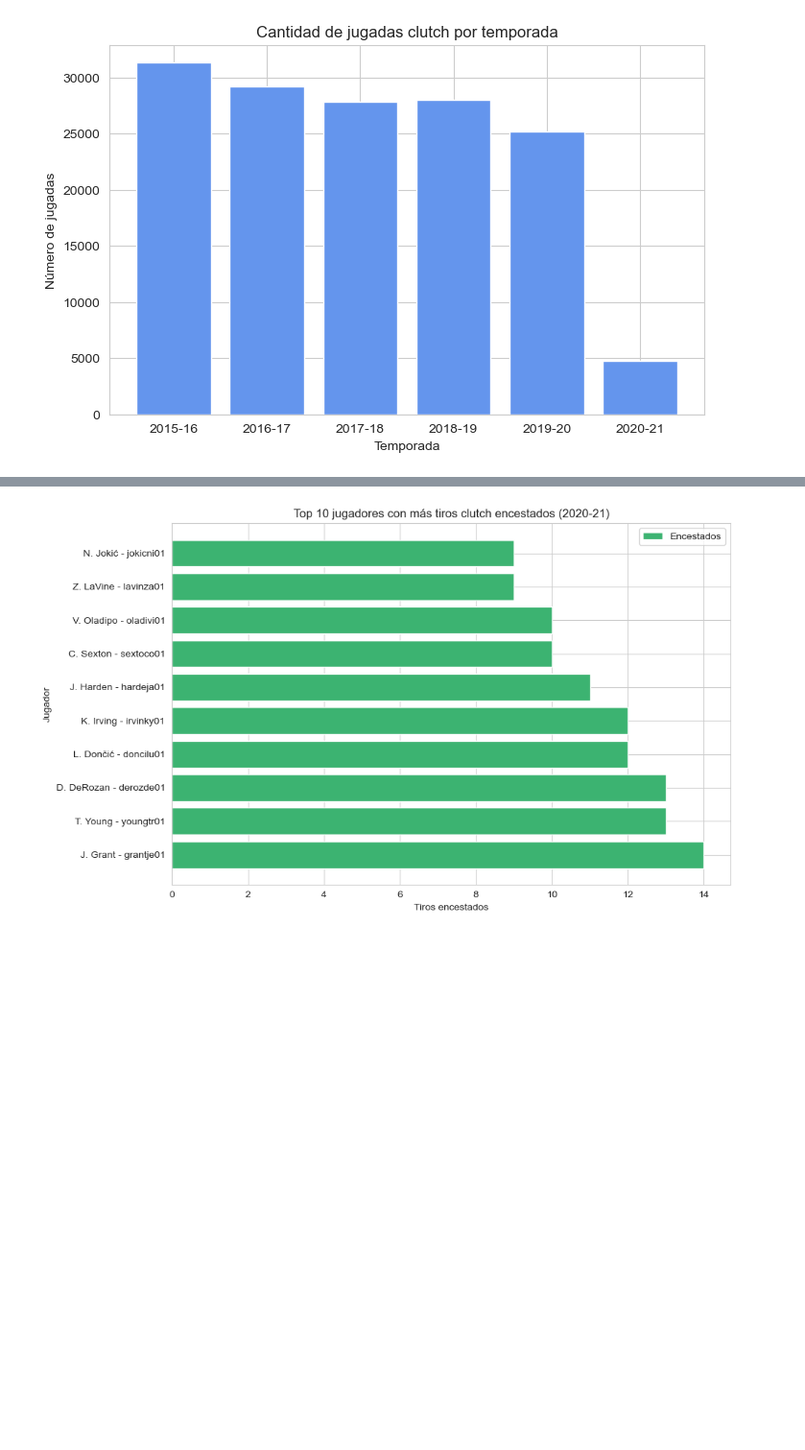
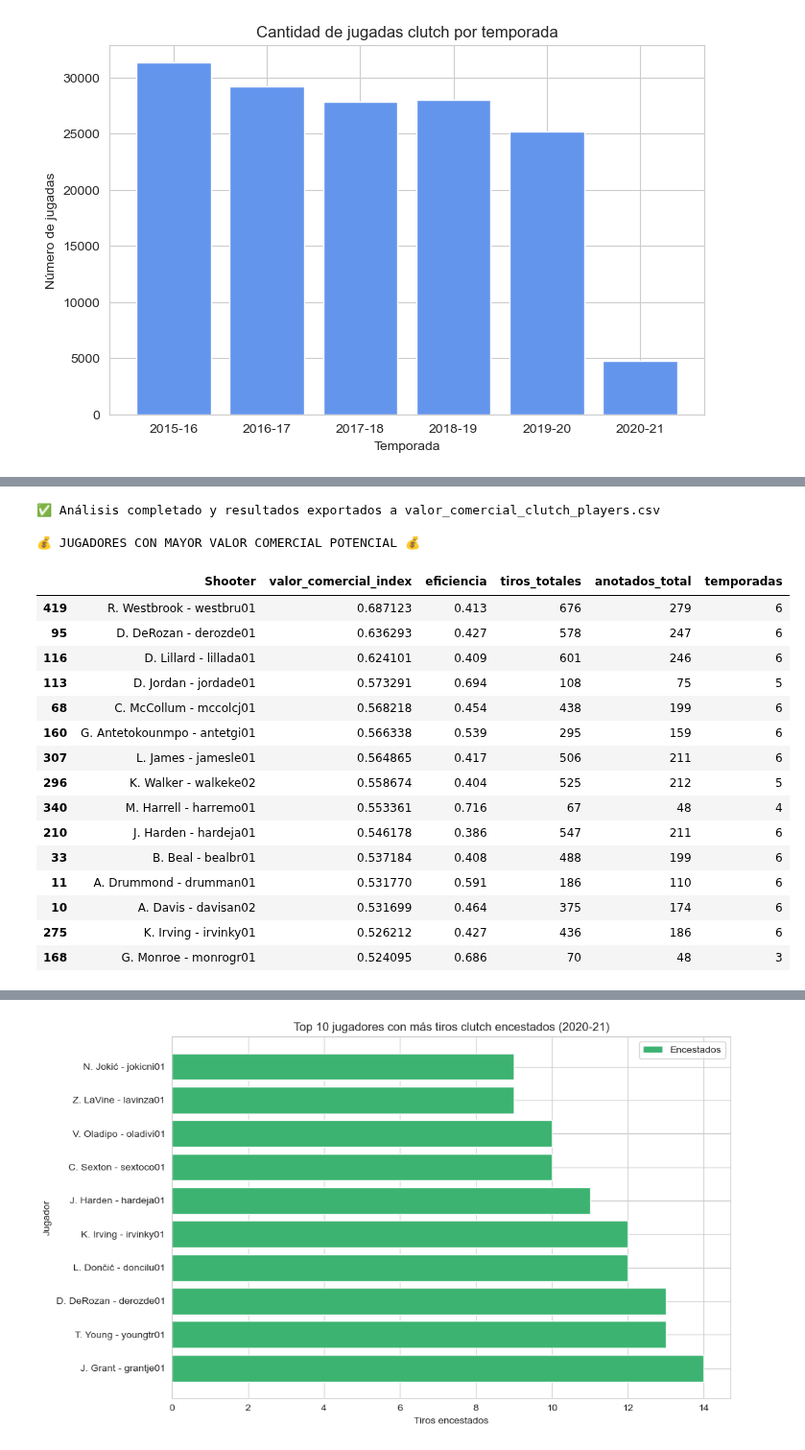
Before and after one commit to jorge-ivan-jimenez-reyes/DataScienceB, a Jupyter notebook: TercerExamen/Presentation.ipynb, the cells around one changed output, grey strips where cells are left out. Shown at 96% size. Drawn from its saved outputs; the diff is of its cells as text; code cells hidden in the pictures; blank space fills up the shorter version.

```diff
--- a/TercerExamen/Presentation.ipynb
+++ b/TercerExamen/Presentation.ipynb
@@ -482,0 +696,57 @@ def calcular_estadisticas_clutch(df):
+# %%
+def calcular_indice_valor_comercial(df_jugadores_clutch):
+    """
+    Calcula un índice compuesto de valor comercial basado en métricas clutch
+    """
+    # Copia para no modificar el original
+    df = df_jugadores_clutch.copy()
+
+    # Normalizar variables clave (min-max scaling)
+    for col in ["tiros_totales", "anotados_total", "eficiencia"]:
+        min_val = df[col].min()
+        max_val = df[col].max()
+        df[f"{col}_norm"] = (df[col] - min_val) / (max_val - min_val)
+
+    # Crear índice compuesto (ponderado según importancia)
+    df["valor_comercial_index"] = (
+        df["eficiencia_norm"] * 0.5 +       # Alta importancia a la eficiencia
+        df["anotados_total_norm"] * 0.3 +   # Importancia media a canastas anotadas
+        df["tiros_totales_norm"] * 0.2      # Menor importancia a volumen
+    )
+
+    # Ordenar por valor comercial
+    df_ordenado = df.sort_values("valor_comercial_index", ascending=False)
+
+    # Guardar resultados
+    df_ordenado.to_csv("valor_comercial_clutch_players.csv", index=False)
+
+    print("✅ Análisis completado y resultados exportados a valor_comercial_clutch_players.csv")
+    return df_ordenado
+
+# Calcular índice de valor comercial
+df_valor_comercial = calcular_indice_valor_comercial(jugadores_elite)
+
+# Mostrar top 15 jugadores con mayor valor comercial
+print("\n💰 JUGADORES CON MAYOR VALOR COMERCIAL POTENCIAL 💰")
+display(df_valor_comercial[["Shooter", "valor_comercial_index", "eficiencia",
+                           "tiros_totales", "anotados_total", "temporadas"]].head(15))
+# %% [output]
+✅ Análisis completado y resultados exportados a valor_comercial_clutch_players.csv
+
+💰 JUGADORES CON MAYOR VALOR COMERCIAL POTENCIAL 💰
+|  | Shooter | valor_comercial_index | eficiencia | tiros_totales | anotados_total | temporadas |
+| 419 | R. Westbrook - westbru01 | 0.687123 | 0.413 | 676 | 279 | 6 |
+| 95 | D. DeRozan - derozde01 | 0.636293 | 0.427 | 578 | 247 | 6 |
+| 116 | D. Lillard - lillada01 | 0.624101 | 0.409 | 601 | 246 | 6 |
+| 113 | D. Jordan - jordade01 | 0.573291 | 0.694 | 108 | 75 | 5 |
+| 68 | C. McCollum - mccolcj01 | 0.568218 | 0.454 | 438 | 199 | 6 |
+| 160 | G. Antetokounmpo - antetgi01 | 0.566338 | 0.539 | 295 | 159 | 6 |
+| 307 | L. James - jamesle01 | 0.564865 | 0.417 | 506 | 211 | 6 |
+| 296 | K. Walker - walkeke02 | 0.558674 | 0.404 | 525 | 212 | 5 |
+| 340 | M. Harrell - harremo01 | 0.553361 | 0.716 | 67 | 48 | 4 |
+| 210 | J. Harden - hardeja01 | 0.546178 | 0.386 | 547 | 211 | 6 |
+| 33 | B. Beal - bealbr01 | 0.537184 | 0.408 | 488 | 199 | 6 |
+| 11 | A. Drummond - drumman01 | 0.531770 | 0.591 | 186 | 110 | 6 |
+| 10 | A. Davis - davisan02 | 0.531699 | 0.464 | 375 | 174 | 6 |
+| 275 | K. Irving - irvinky01 | 0.526212 | 0.427 | 436 | 186 | 6 |
+| 168 | G. Monroe - monrogr01 | 0.524095 | 0.686 | 70 | 48 | 3 |
```
Also changed, not shown: parts of 2 cells of this notebook.
